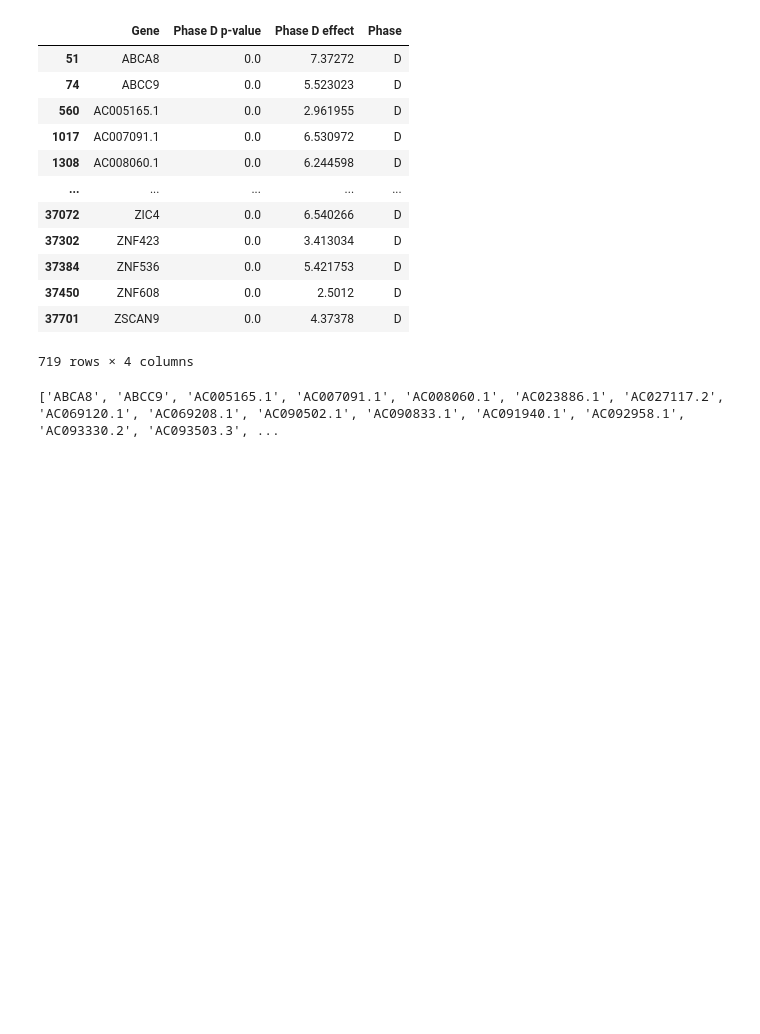
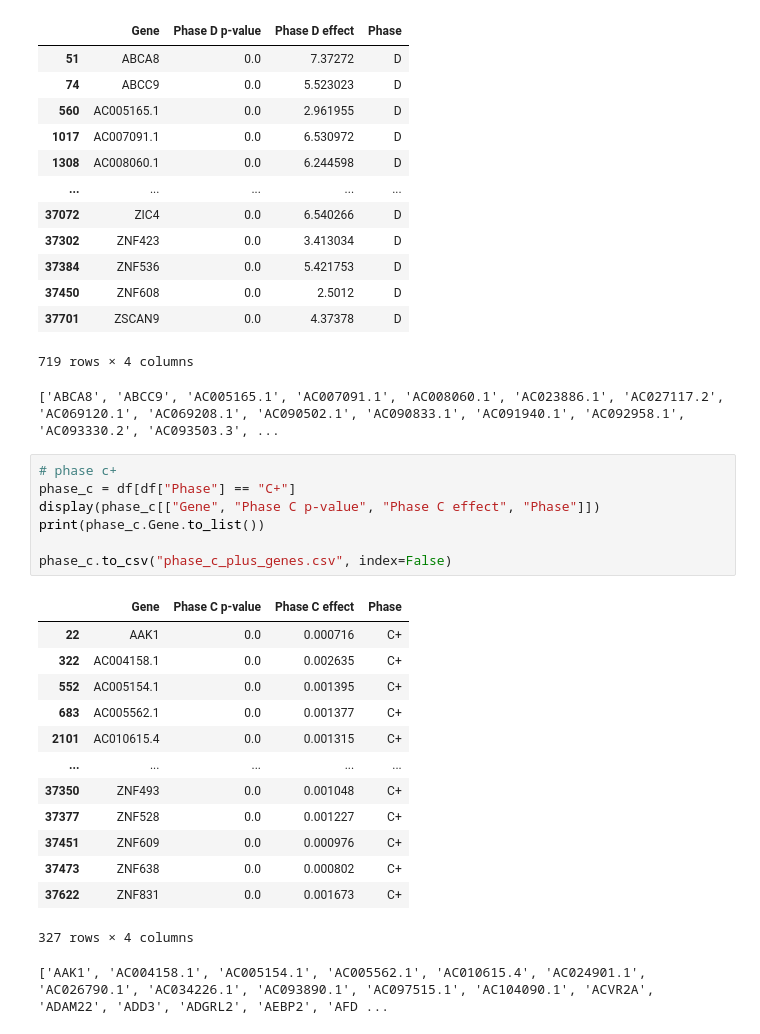
Before and after one commit to 8gabri8/XDP, a Jupyter notebook: utils/handsaker_et_all/make_phases.ipynb, the cells around one changed output. Cells and saved outputs as stored; diff of their text form; blank space fills up the shorter version.

```diff
--- a/utils/handsaker_et_all/make_phases.ipynb
+++ b/utils/handsaker_et_all/make_phases.ipynb
@@ -38,3 +45,25 @@ phase_d.to_csv("phase_d_genes.csv", index=False)
 | 37701 | ZSCAN9 | 0.0 | 4.37378 | D |
 719 rows × 4 columns
 ['ABCA8', 'ABCC9', 'AC005165.1', 'AC007091.1', 'AC008060.1', 'AC023886.1', 'AC027117.2', 'AC069120.1', 'AC069208.1', 'AC090502.1', 'AC090833.1', 'AC091940.1', 'AC092958.1', 'AC093330.2', 'AC093503.3', ...
+# %%
+# phase c+
+phase_c = df[df["Phase"] == "C+"]
+display(phase_c[["Gene", "Phase C p-value", "Phase C effect", "Phase"]])
+print(phase_c.Gene.to_list())
+
+phase_c.to_csv("phase_c_plus_genes.csv", index=False)
+# %% [output]
+|  | Gene | Phase C p-value | Phase C effect | Phase |
+| 22 | AAK1 | 0.0 | 0.000716 | C+ |
+| 322 | AC004158.1 | 0.0 | 0.002635 | C+ |
+| 552 | AC005154.1 | 0.0 | 0.001395 | C+ |
+| 683 | AC005562.1 | 0.0 | 0.001377 | C+ |
+| 2101 | AC010615.4 | 0.0 | 0.001315 | C+ |
+| ... | ... | ... | ... | ... |
+| 37350 | ZNF493 | 0.0 | 0.001048 | C+ |
+| 37377 | ZNF528 | 0.0 | 0.001227 | C+ |
+| 37451 | ZNF609 | 0.0 | 0.000976 | C+ |
+| 37473 | ZNF638 | 0.0 | 0.000802 | C+ |
+| 37622 | ZNF831 | 0.0 | 0.001673 | C+ |
+327 rows × 4 columns
+['AAK1', 'AC004158.1', 'AC005154.1', 'AC005562.1', 'AC010615.4', 'AC024901.1', 'AC026790.1', 'AC034226.1', 'AC093890.1', 'AC097515.1', 'AC104090.1', 'ACVR2A', 'ADAM22', 'ADD3', 'ADGRL2', 'AEBP2', 'AFD ...
```
Also changed, not shown: parts of 2 cells of this notebook, 14 other files.
